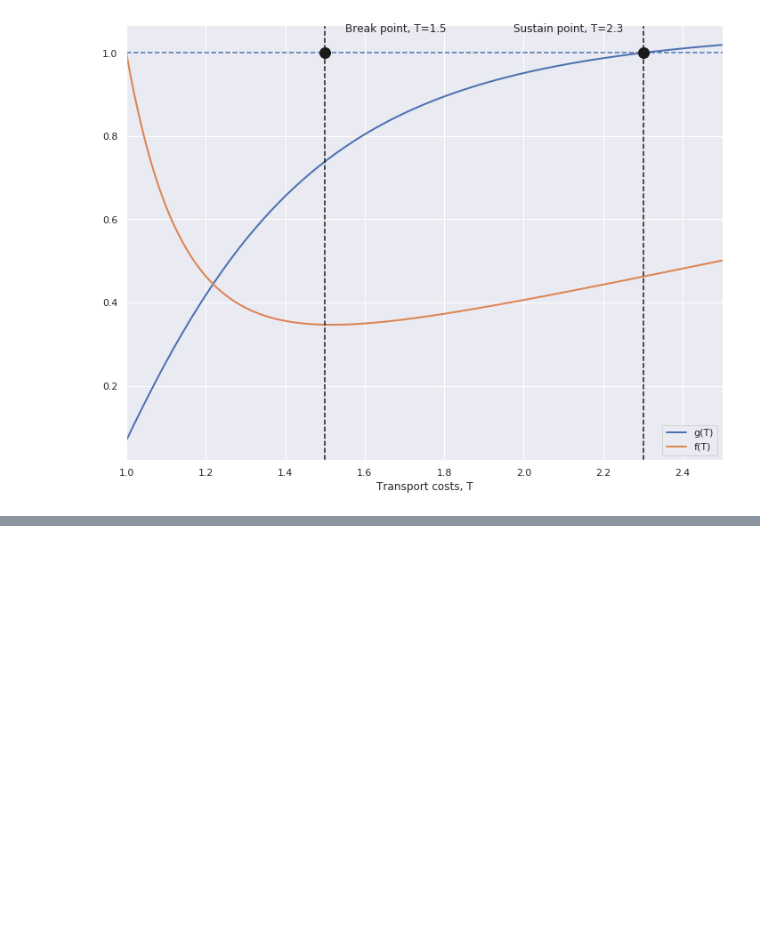
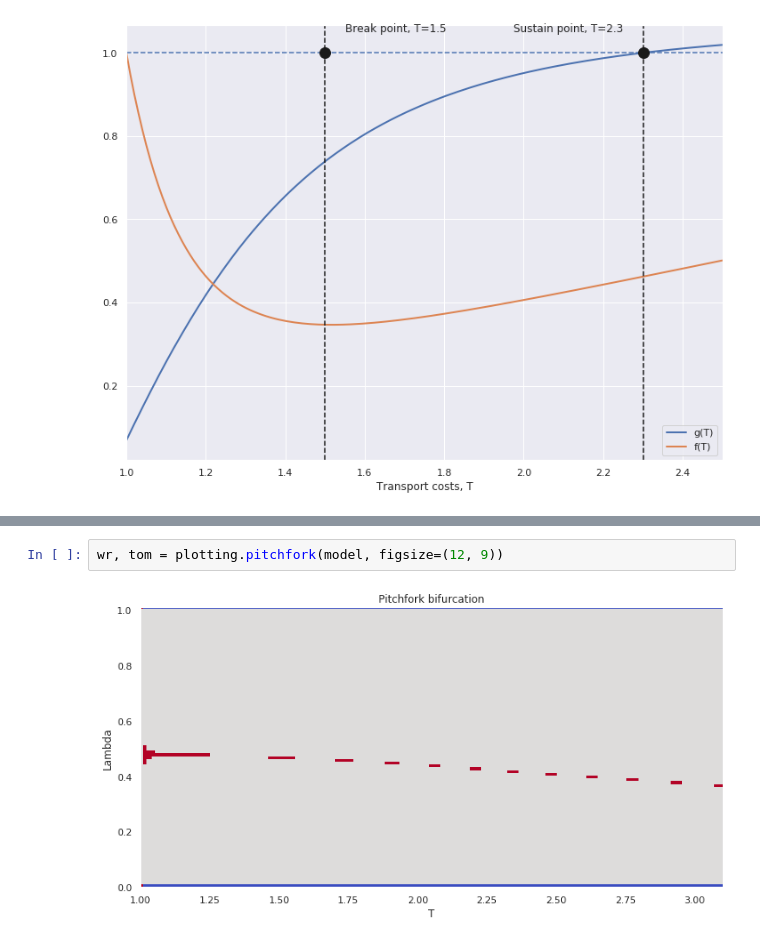
Before and after one commit to NoFishLikeIan/tinbergen, a Jupyter notebook: homework/spatial/Assignment.ipynb, the cells around one changed output, grey strips where cells are left out. Saved outputs shown, nothing was run; the diff lists cells and outputs as text; blank space fills up the shorter version.

```diff
--- a/homework/spatial/Assignment.ipynb
+++ b/homework/spatial/Assignment.ipynb
@@ -55,0 +68,4 @@ fig.show()
+# %%
+wr, tom = plotting.pitchfork(model, figsize=(12, 9))
+# %% [output]
+[figure, added]
```
Also changed, not shown: parts of 2 cells of this notebook.
